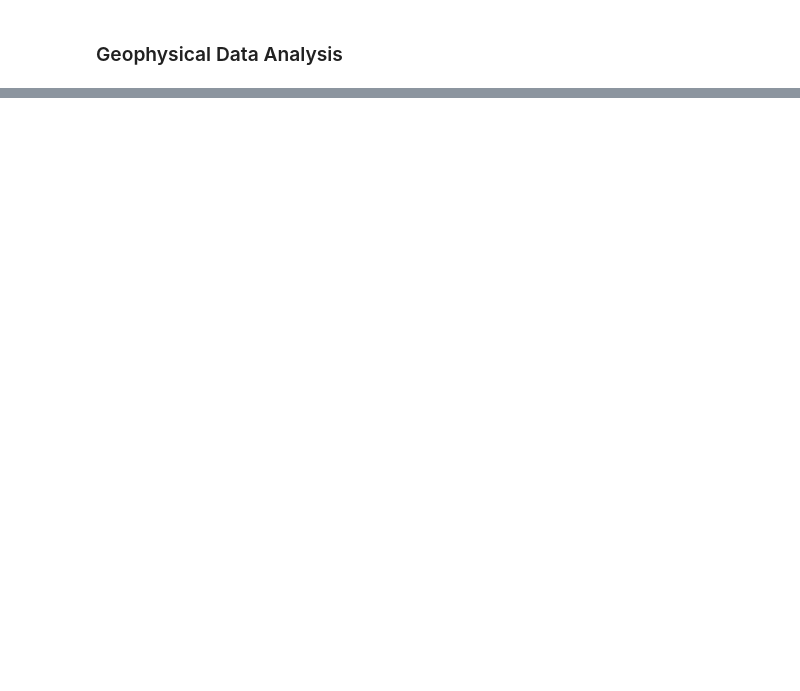
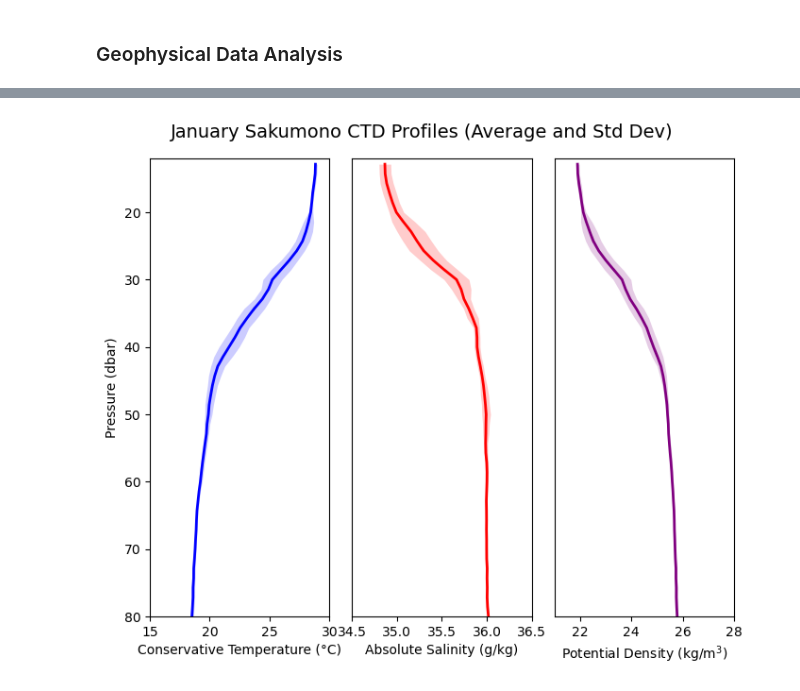
Before and after one commit to jvynn/coessing-2025, a Jupyter notebook: data_analysis.ipynb, the cells around one changed output, grey strips where cells are left out. Drawn from its saved outputs; the diff is of its cells as text; code cells hidden in the pictures; blank space fills up the shorter version.

```diff
--- a/data_analysis.ipynb
+++ b/data_analysis.ipynb
@@ -157,25 +148,15 @@ import gsw
 # %%
-# have the students plot the average? or i just show the average plots?
-
-# 'January', 'April', 'August'
-cruise = 'April'
-
-data_type = 'ctd'
-
-wkdir = f"{os.environ['WINPATH']}/OneDrive - Massachusetts Institute of Technology/mit-whoi/gulf_of_guinea/coessing_2025/EcoCTD_data/{cruise}/"
-data = glob.glob(wkdir + '*' + data_type + '.nc')
-
-datasets = [xr.open_dataset(f, decode_timedelta=True) for f in data]
+from utils import *
 
 max_depth = 80
-depth_grid = np.linspace(10, max_depth, 50)  # Define a common depth grid
+depth_grid = np.linspace(10, max_depth, 50)  # define a common depth grid
 
-# Initialize arrays to store interpolated values
+# initialize arrays to store interpolated values
 CT_interp = np.full((len(datasets), len(depth_grid)), np.nan)
 SA_interp = np.full((len(datasets), len(depth_grid)), np.nan)
 sigma_interp = np.full((len(datasets), len(depth_grid)), np.nan)
 
-# Interpolate each profile onto the common depth grid
+# interpolate each profile onto the common depth grid
 for i, ds in enumerate(datasets):
     p = ds["P"].values
     ct = ds["CT"].values
@@ -185,14 +166,14 @@ for i, ds in enumerate(datasets):
     ct = interpolate_nans(ct, np.arange(len(ct)))
     sa = interpolate_nans(sa, np.arange(len(sa)))
 
-    # Interpolate to the common depth grid
+    # interpolate to the common depth grid
     CT_interp[i, :] = np.interp(depth_grid, p, ct, left=np.nan, right=np.nan)
     SA_interp[i, :] = np.interp(depth_grid, p, sa, left=np.nan, right=np.nan)
 
-    # compute protential density for each profile
+    # compute potential density for each profile
     sigma_interp[i, :] = gsw.density.sigma0(SA_interp[i, :], CT_interp[i, :])
 
-# Compute the mean profile and std
+# compute the mean profile and std
 CT_mean = np.nanmean(CT_interp, axis=0)
 CT_std  = np.nanstd(CT_interp, axis=0)
 
@@ -203,40 +184,42 @@ sigma_mean = np.nanmean(sigma_interp, axis=0)
 sigma_std  = np.nanstd(sigma_interp, axis=0)
 
 
-# Create figure
+# create figure axes
 fig, (ax1, ax2, ax3) = plt.subplots(1, 3, figsize=(7, 6))
 
-# Plot mean profiles with variance
+# plot mean profiles with variance visualized as shaded areas
 ax1.plot(CT_mean, depth_grid, 'b', linewidth=2, label="Mean")
 ax1.fill_betweenx(depth_grid, CT_mean - CT_std, CT_mean + CT_std, color='b', alpha=0.2, linewidth=0)
 
 ax2.plot(SA_mean, depth_grid, 'r', linewidth=2, label="Mean")
 ax2.fill_betweenx(depth_grid, SA_mean - SA_std, SA_mean + SA_std, color='r', alpha=0.2, linewidth=0)
 
 ax3.plot(sigma_mean, depth_grid, 'purple', linewidth=2, label="Mean")
 ax3.fill_betweenx(depth_grid, sigma_mean - sigma_std, sigma_mean + sigma_std, color='purple', alpha=0.2, linewidth=0)
 
 
-# Formatting axes
+# formatting axes
 ax1.set_ylabel('Pressure (dbar)') # 'Pressure (dbar)', 'Depth (m)'
 ax1.set_xlabel('Conservative Temperature (°C)')
 ax1.set_ylim(12, max_depth)
 ax1.set_xlim(15, 30)
 
 ax2.set_xlabel('Absolute Salinity (g/kg)')
 ax2.set_yticks([])
 ax2.set_ylim(12, max_depth)
 ax2.set_xlim(34.5, 36.5)
 
 ax3.set_xlabel('Potential Density (kg/m$^3$)')
 ax3.set_yticks([])
 ax3.set_ylim(12, max_depth)
 ax3.set_xlim(21, 28)
 
 ax1.invert_yaxis()
 ax2.invert_yaxis()
 ax3.invert_yaxis()
 
-fig.suptitle(f"{cruise} Sakumono CTD profiles")
+fig.suptitle(f"January Sakumono CTD Profiles (Average and Std Dev)", fontsize=14)
 plt.tight_layout()
 plt.show()
+# %% [output]
+[figure, added]
```
Also changed, not shown: parts of 4 cells of this notebook, 4 other files.
